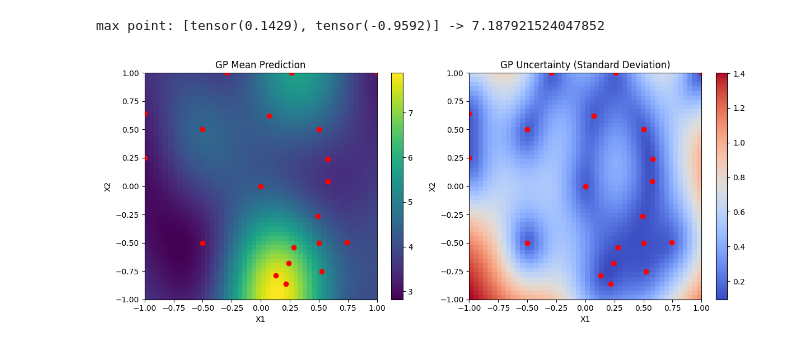
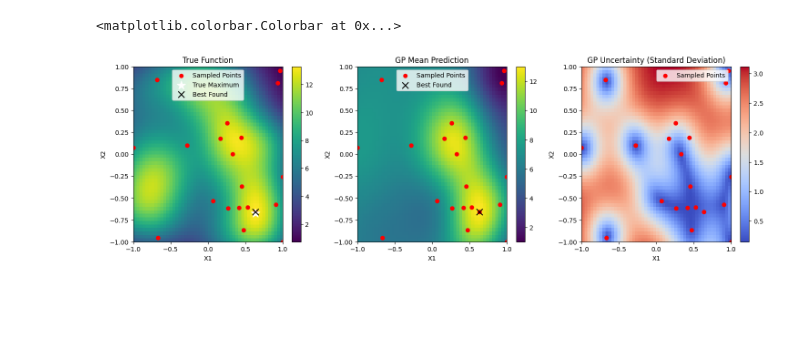
Before and after one commit to vanandrew/bayes-opt, a Jupyter notebook: q-EI.ipynb, the cells around one changed output. Drawn from its saved outputs; the diff is of its cells as text; code cells hidden in the pictures; blank space fills up the shorter version.

```diff
--- a/q-EI.ipynb
+++ b/q-EI.ipynb
@@ -90,50 +210,54 @@ for i in range(num_iter):
 # %%
-import torch
-
-# Generate a grid of test points
+# Generate a grid of test points for visualization
 grid_size = 50
 x1 = torch.linspace(-1, 1, grid_size)
 x2 = torch.linspace(-1, 1, grid_size)
 X1, X2 = torch.meshgrid(x1, x2, indexing="ij")
-test_X = torch.cat([X1.reshape(-1, 1), X2.reshape(-1, 1)], dim=1)
+test_X_raw = torch.cat([X1.reshape(-1, 1), X2.reshape(-1, 1)], dim=1)
+
+# Scale the test points from [-1, 1] to [0, 1] for model prediction
+test_X = (test_X_raw + 1.0) / 2.0
 
 # Predict using the trained model
 model.eval()
 with torch.no_grad():
     pred = model.posterior(test_X)
     mean = pred.mean.view(grid_size, grid_size).numpy()
     stddev = pred.variance.sqrt().view(grid_size, grid_size).numpy()
 
-# Plot mean predictions
-fig, ax = plt.subplots(1, 2, figsize=(12, 5))
+# Plot results
+fig, ax = plt.subplots(1, 3, figsize=(18, 5))
+
+# True function
+true_Y = f([X1.numpy(), X2.numpy()])
+c0 = ax[0].imshow(true_Y.T, extent=[-1, 1, -1, 1], origin="lower", cmap="viridis", aspect="auto")
+ax[0].scatter(all_X_raw[:, 0], all_X_raw[:, 1], color="r", marker="o", label="Sampled Points")
+ax[0].scatter(max_x[0], max_x[1], color="white", marker="*", s=200, label="True Maximum")
+ax[0].scatter(best_overall_x[0], best_overall_x[1], color="black", marker="x", s=100, label="Best Found")
+ax[0].set_title("True Function")
+ax[0].set_xlabel("X1")
+ax[0].set_ylabel("X2")
+ax[0].legend()
+fig.colorbar(c0, ax=ax[0])
 
 # Mean Prediction Heatmap
-c1 = ax[0].imshow(
-    mean.T, extent=[-1, 1, -1, 1], origin="lower", cmap="viridis", aspect="auto"
-)
-ax[0].scatter(X_train[:, 0], X_train[:, 1], color="r", marker="o", label="Train Data")
-ax[0].set_title("GP Mean Prediction")
-ax[0].set_xlabel("X1")
-ax[0].set_ylabel("X2")
-fig.colorbar(c1, ax=ax[0])
+c1 = ax[1].imshow(mean.T, extent=[-1, 1, -1, 1], origin="lower", cmap="viridis", aspect="auto")
+ax[1].scatter(all_X_raw[:, 0], all_X_raw[:, 1], color="r", marker="o", label="Sampled Points")
+ax[1].scatter(best_overall_x[0], best_overall_x[1], color="black", marker="x", s=100, label="Best Found")
+ax[1].set_title("GP Mean Prediction")
+ax[1].set_xlabel("X1")
+ax[1].set_ylabel("X2")
+ax[1].legend()
+fig.colorbar(c1, ax=ax[1])
 
 # Uncertainty (Standard Deviation) Heatmap
-c2 = ax[1].imshow(
-    stddev.T, extent=[-1, 1, -1, 1], origin="lower", cmap="coolwarm", aspect="auto"
-)
-ax[1].scatter(X_train[:, 0], X_train[:, 1], color="r", marker="o", label="Train Data")
-ax[1].set_title("GP Uncertainty (Standard Deviation)")
-ax[1].set_xlabel("X1")
-ax[1].set_ylabel("X2")
-fig.colorbar(c2, ax=ax[1])
-
-plt.tight_layout()
-
-# return the max point
-max_point = np.unravel_index(mean.argmax(), mean.shape)
-max_x = [x1[max_point[0]], x2[max_point[1]]]
-max_y = f(max_x)
-print(f"max point: {max_x} -> {max_y}")
+c2 = ax[2].imshow(stddev.T, extent=[-1, 1, -1, 1], origin="lower", cmap="coolwarm", aspect="auto")
+ax[2].scatter(all_X_raw[:, 0], all_X_raw[:, 1], color="r", marker="o", label="Sampled Points")
+ax[2].set_title("GP Uncertainty (Standard Deviation)")
+ax[2].set_xlabel("X1")
+ax[2].set_ylabel("X2")
+ax[2].legend()
+fig.colorbar(c2, ax=ax[2])
 # %% [output]
-max point: [tensor(0.1429), tensor(-0.9592)] -> 7.187921524047852
+<matplotlib.colorbar.Colorbar at 0x...>
-[figure, old version]
+[figure, new version]
```
Also changed, not shown: parts of 6 cells of this notebook.
